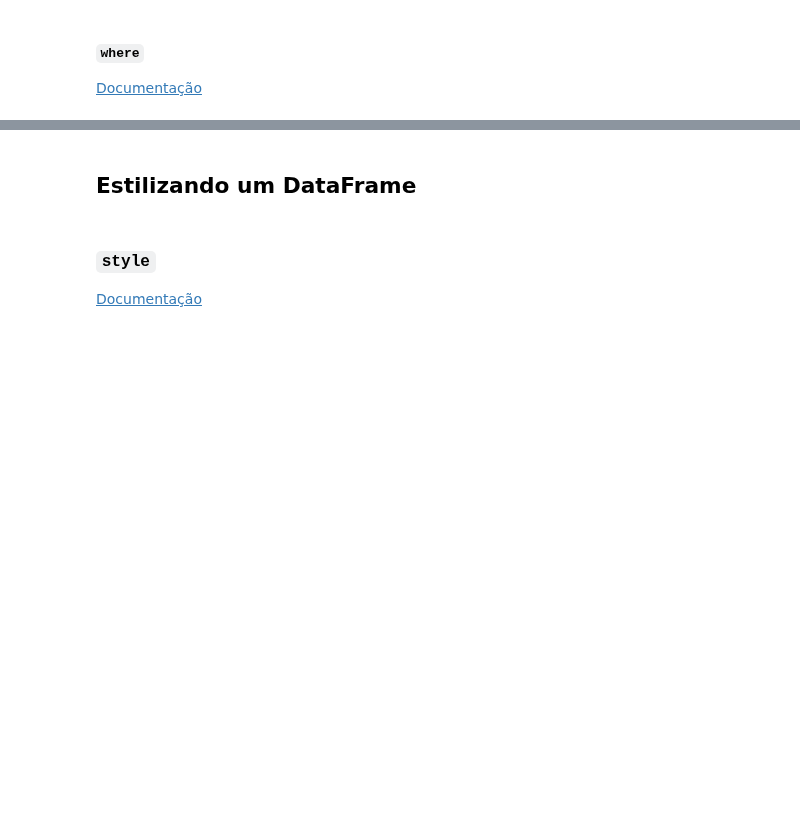
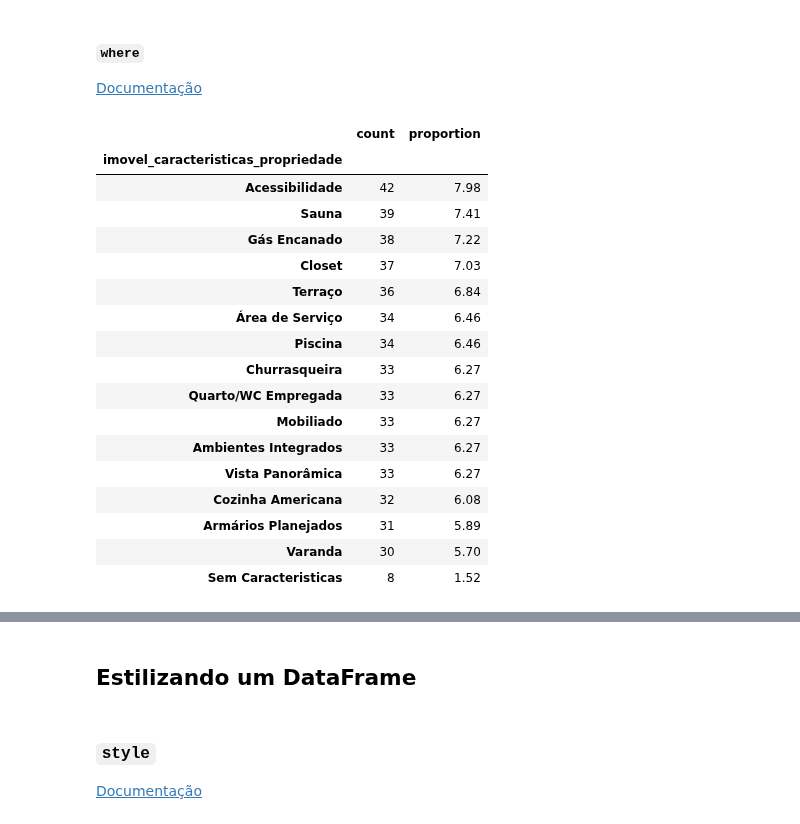
Before and after one commit to franciscojdsjr/Estudos-Python, a Jupyter notebook: Alura/Python_DataScience/Pandas_Avancado/stage1.1/Projeto.ipynb, the cells around one changed output, grey strips where cells are left out. Drawn from its saved outputs; the diff is of its cells as text; code cells hidden in the pictures; blank space fills up the shorter version.

```diff
--- a/Alura/Python_DataScience/Pandas_Avancado/stage1.1/Projeto.ipynb
+++ b/Alura/Python_DataScience/Pandas_Avancado/stage1.1/Projeto.ipynb
@@ -1489,3 +1569,37 @@ dados_listings.pivot_table(
 #### `where`
 
 [Documentação](https://pandas.pydata.org/pandas-docs/stable/reference/api/pandas.Series.where.html)
+# %%
+caracteristicas_propriedade_itens.where(
+
+    cond= caracteristicas_propriedade_itens != '',
+    other= 'Sem Caracteristicas',
+    inplace = True
+
+)
+# %%
+pd.merge(
+    left = caracteristicas_propriedade_itens.value_counts(),
+    right= (caracteristicas_propriedade_itens.value_counts(normalize= True) * 100).round(2),
+    left_index= True,
+    right_index= True
+)
+# %% [output]
+|  | count | proportion |
+| imovel_caracteristicas_propriedade |  |  |
+| Acessibilidade | 42 | 7.98 |
+| Sauna | 39 | 7.41 |
+| Gás Encanado | 38 | 7.22 |
+| Closet | 37 | 7.03 |
+| Terraço | 36 | 6.84 |
+| Área de Serviço | 34 | 6.46 |
+| Piscina | 34 | 6.46 |
+| Churrasqueira | 33 | 6.27 |
+| Quarto/WC Empregada | 33 | 6.27 |
+| Mobiliado | 33 | 6.27 |
+| Ambientes Integrados | 33 | 6.27 |
+| Vista Panorâmica | 33 | 6.27 |
+| Cozinha Americana | 32 | 6.08 |
+| Armários Planejados | 31 | 5.89 |
+| Varanda | 30 | 5.70 |
+| Sem Caracteristicas | 8 | 1.52 |
```
Also changed, not shown: parts of 6 cells of this notebook.
